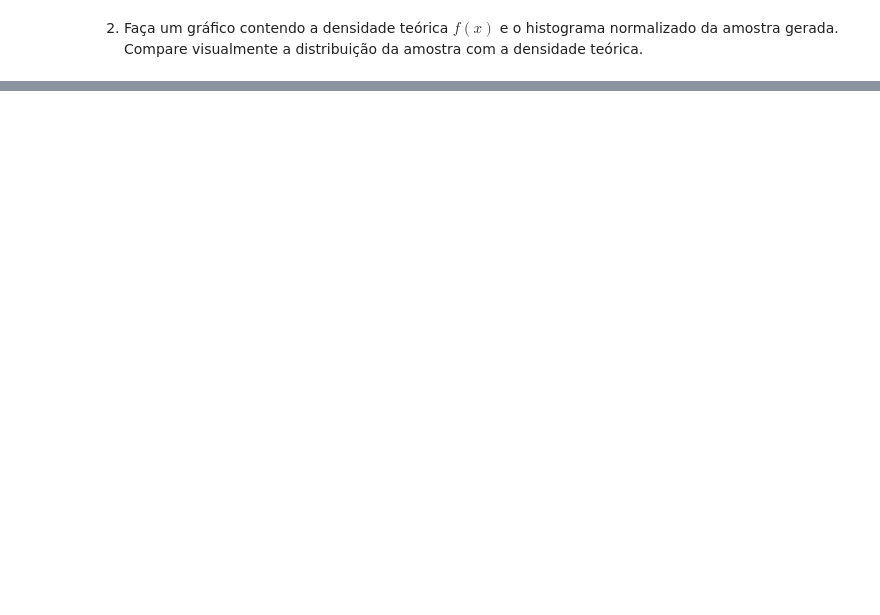
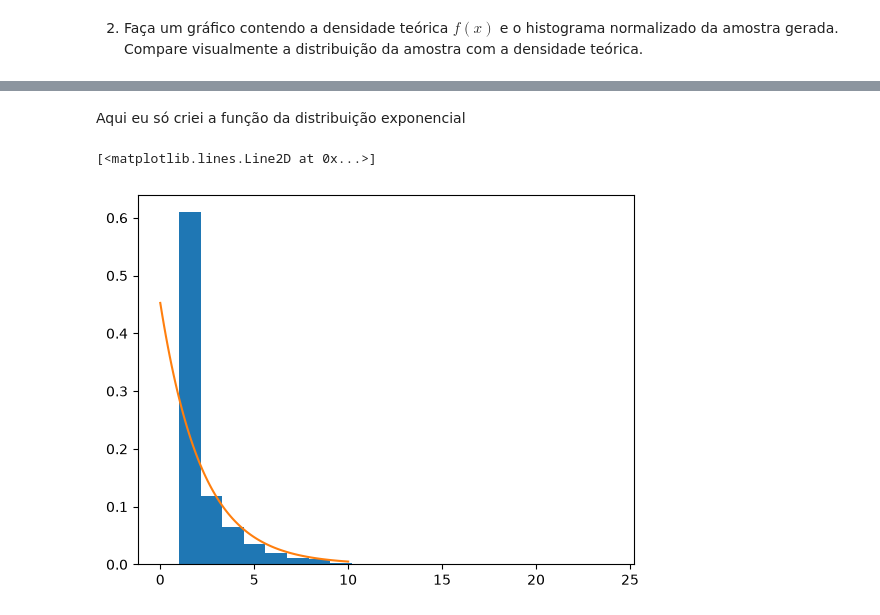
Before and after one commit to mauriciocelini/Programacao-Estatistica, a Jupyter notebook: Labs/lab7.ipynb, the cells around one changed output, grey strips where cells are left out. Drawn from its saved outputs; the diff is of its cells as text; code cells hidden in the pictures; blank space fills up the shorter version.

```diff
--- a/Labs/lab7.ipynb
+++ b/Labs/lab7.ipynb
@@ -66 +113,14 @@ plt.show()
    d. Determine a distribuição teórica do número de tentativas até a primeira aceitação e compare-a com a distribuição empírica obtida na simulação.
+# %%
+def densidade_exp(x, lamb=1):
+    return lamb*np.exp(-x*lamb)
+# %% [markdown]
+Aqui eu só  criei a função da distribuição exponencial
+# %%
+x = np.linspace(0,10, 100)
+fx = densidade_exp(x, lamb=1/c)
+plt.hist(contagens, density=True, bins=20)
+plt.plot(x,fx)
+# %% [output]
+[<matplotlib.lines.Line2D at 0x...>]
+[figure, added]
```
Also changed, not shown: parts of 15 cells of this notebook.
